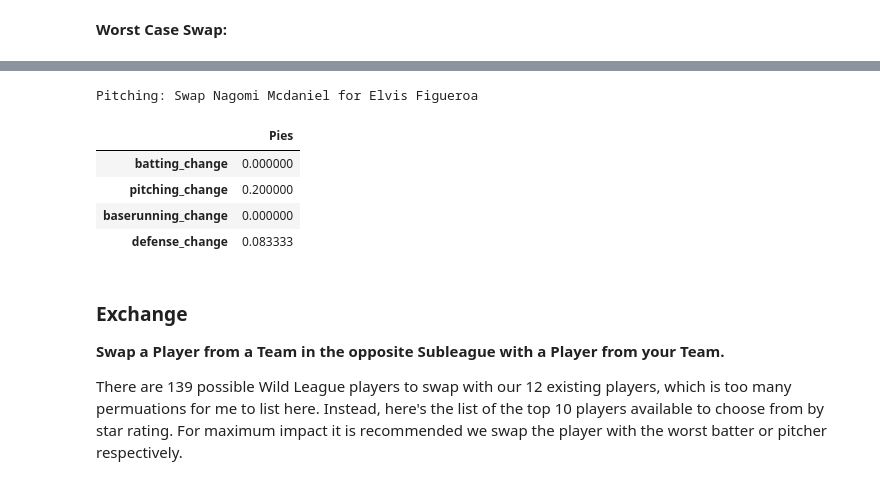
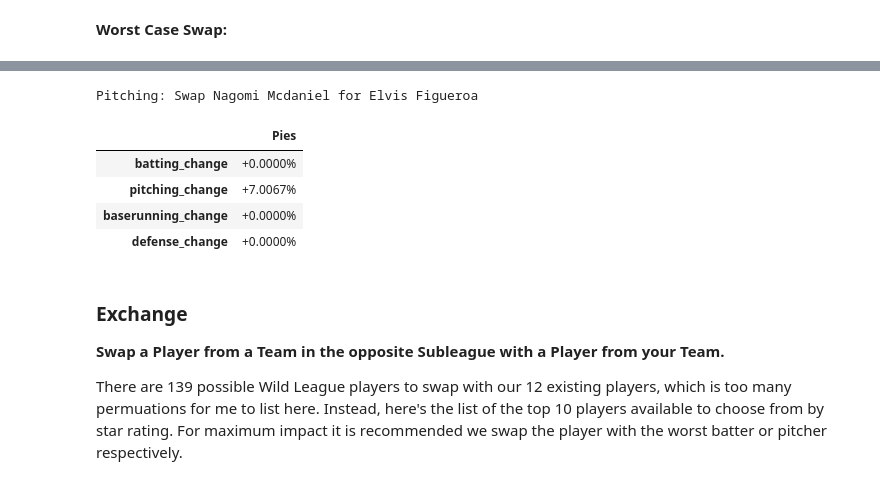
Before and after one commit to robbyblum/blaseball_notebooks, a Jupyter notebook: election_notes/s12.ipynb, the cells around one changed output, grey strips where cells are left out. Saved outputs shown, nothing was run; the diff lists cells and outputs as text; code cells hidden in the pictures.

```diff
--- a/election_notes/s12.ipynb
+++ b/election_notes/s12.ipynb
@@ -123,15 +123,15 @@ Batting: Swap Nagomi Mcdaniel for Jaxon Buckley
 # %%
 best_pitcher = sort_rotation(pies, 1, order="best")[0]
 print(f"Pitching: Swap {best_pitching_idol.name} for {best_pitcher.name}")
 
-pandas.DataFrame(replace_player(pies, best_pitcher, pitch_star=best_pitching_idol.pitching_stars, def_star=best_pitching_idol.defense_stars))
+pandas.DataFrame(replace_player(pies, best_pitcher, pitch_star=best_pitching_idol.pitching_stars))
 # %% [output]
 Pitching: Swap Nagomi Mcdaniel for Elvis Figueroa
 |  | Pies |
-| batting_change | 0.000000 |
-| pitching_change | 0.200000 |
-| baserunning_change | 0.000000 |
-| defense_change | 0.083333 |
+| batting_change | +0.0000% |
+| pitching_change | +7.0067% |
+| baserunning_change | +0.0000% |
+| defense_change | +0.0000% |
 # %% [markdown]
 ### Exchange
 **Swap a Player from a Team in the opposite Subleague with a Player from your Team.**
```
Also changed, not shown: parts of 11 cells of this notebook, 1 other file.
